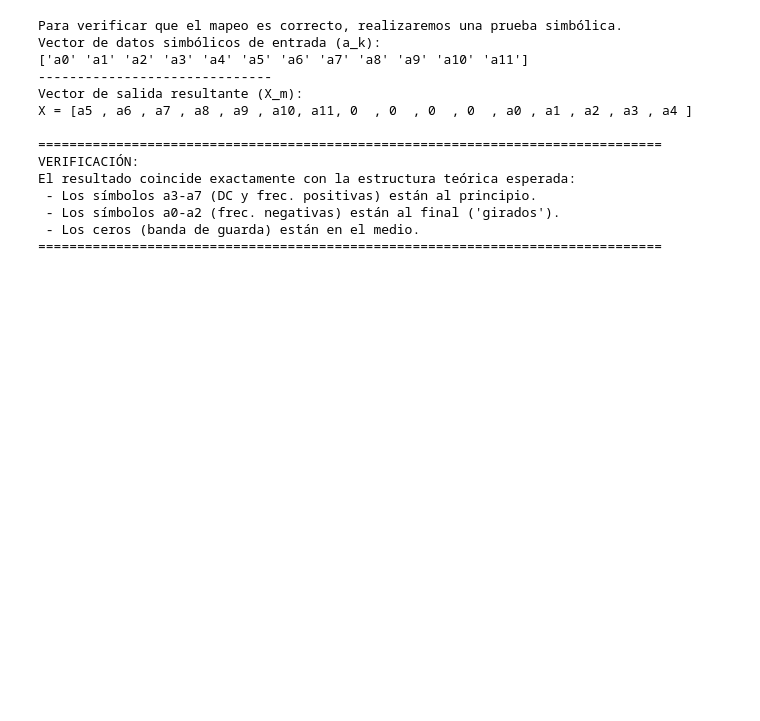
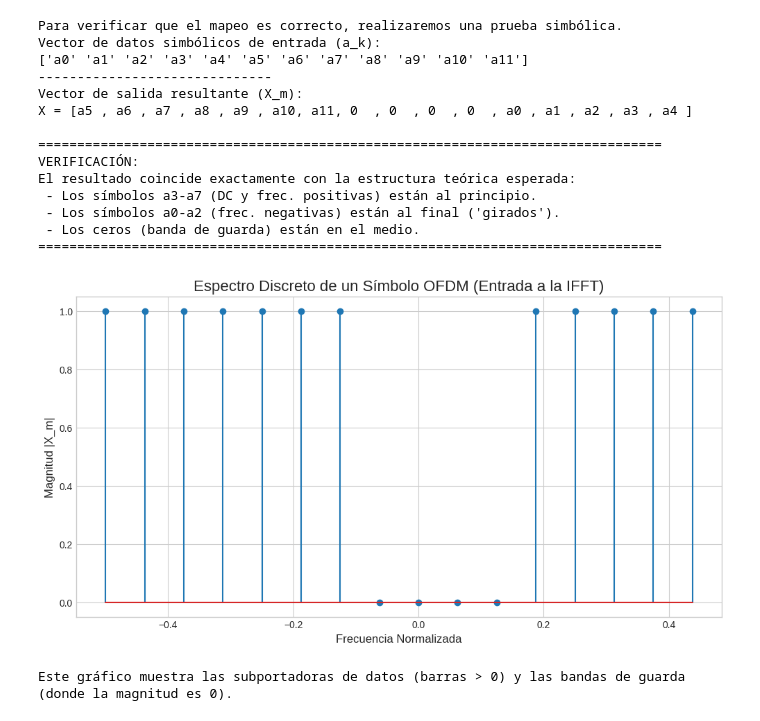
Before and after one commit to AguTrachta/comDigitales, a Jupyter notebook: notebooks/transmisor_receptor_ofdm.ipynb, the cells around one changed output. Saved outputs shown, nothing was run; the diff lists cells and outputs as text; code cells hidden in the pictures; blank space fills up the shorter version.

Commit message:
agregados graficos en Bloque 3.3 y 4

```diff
--- a/notebooks/transmisor_receptor_ofdm.ipynb
+++ b/notebooks/transmisor_receptor_ofdm.ipynb
@@ -811,6 +795,31 @@ El resultado coincide exactamente con la estructura teórica esperada:
  - Los símbolos a0-a2 (frec. negativas) están al final ('girados').
  - Los ceros (banda de guarda) están en el medio.
 ================================================================================
+# %%
+# --- Celda de Gráfico para el Bloque 3.3 ---
+
+# Para visualizar, tomamos el espectro del primer símbolo OFDM (primera fila de X_matrix)
+Xm_vector_a_graficar = X_matrix[0, :]
+
+# Creamos el eje de frecuencias normalizadas correspondiente, también "shifteado"
+# Va de -0.5 a +0.5 (ciclos/muestra)
+freq_axis = np.fft.fftshift(np.fft.fftfreq(p.N))
+
+# Creamos el gráfico de tallo y hojas (stem plot)
+plt.figure(figsize=(12, 6))
+
+plt.stem(freq_axis, np.abs(Xm_vector_a_graficar))
+
+plt.title('Espectro Discreto de un Símbolo OFDM (Entrada a la IFFT)', fontsize=16)
+plt.xlabel('Frecuencia Normalizada', fontsize=12)
+plt.ylabel('Magnitud |X_m|', fontsize=12)
+plt.grid(True)
+plt.show()
+
+print("Este gráfico muestra las subportadoras de datos (barras > 0) y las bandas de guarda (donde la magnitud es 0).")
+# %% [output]
+[figure, added]
+Este gráfico muestra las subportadoras de datos (barras > 0) y las bandas de guarda (donde la magnitud es 0).
 # %% [markdown]
 ### Bloque 4:  IFFT
 
```
Also changed, not shown: parts of 9 cells of this notebook.
